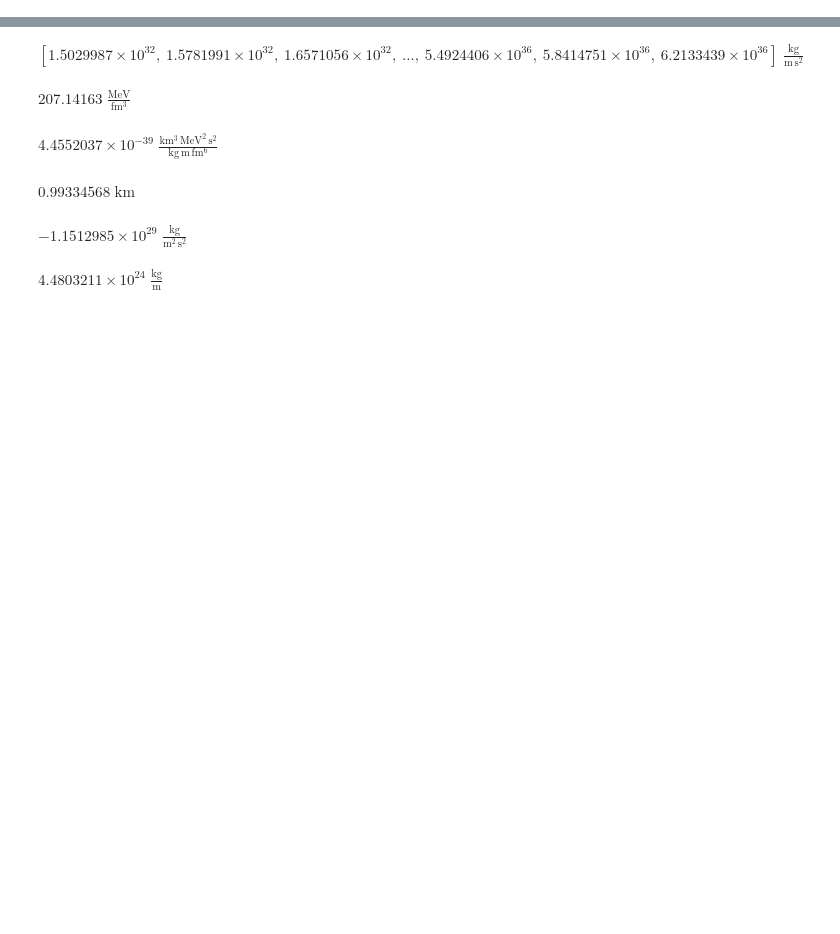
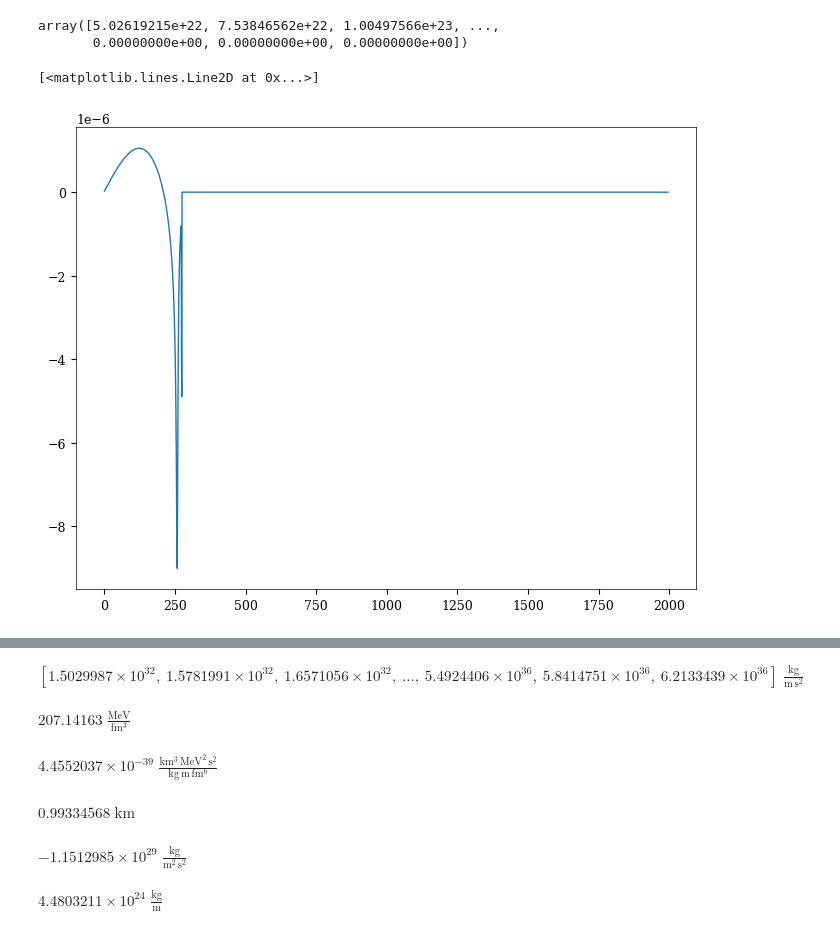
Before and after one commit to aswinsuresh24/NS_EoS, a Jupyter notebook: tovsolver.ipynb, the cells around one changed output, grey strips where cells are left out. Drawn from its saved outputs; the diff is of its cells as text; code cells hidden in the pictures; blank space fills up the shorter version.

```diff
--- a/tovsolver.ipynb
+++ b/tovsolver.ipynb
@@ -108 +156,11 @@ plt.plot(m_R/Msun)
+# %%
+np.ediff1d(m_R[1:] - m_R[:-1])
+# %% [output]
+array([5.02619215e+22, 7.53846562e+22, 1.00497566e+23, ...,
+       0.00000000e+00, 0.00000000e+00, 0.00000000e+00])
+# %%
+plt.plot(np.ediff1d(m_R[1:] - m_R[:-1])/Msun)
+# %% [output]
+[<matplotlib.lines.Line2D at 0x...>]
+[figure, added]
 # %%
```
Also changed, not shown: parts of 28 cells of this notebook, 2 other files.
